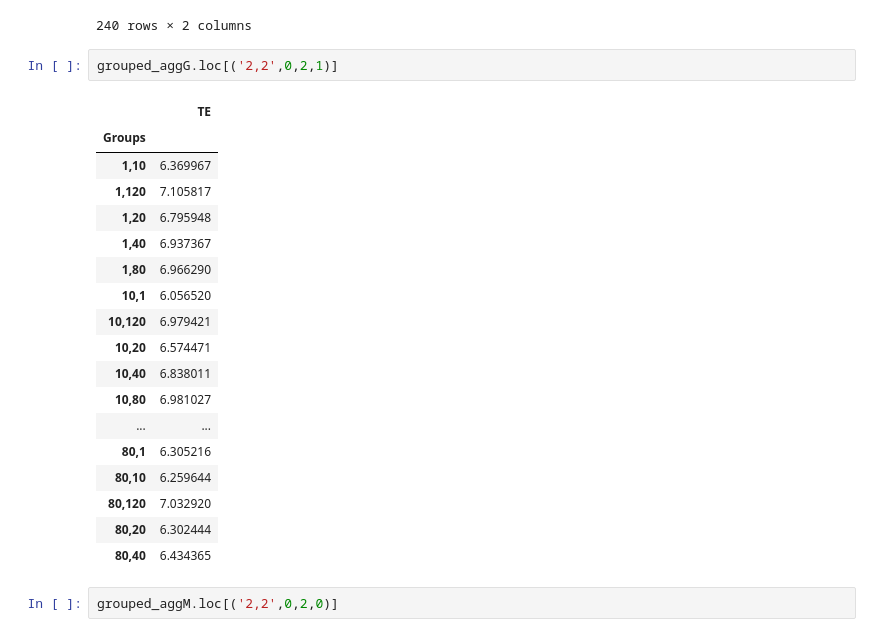
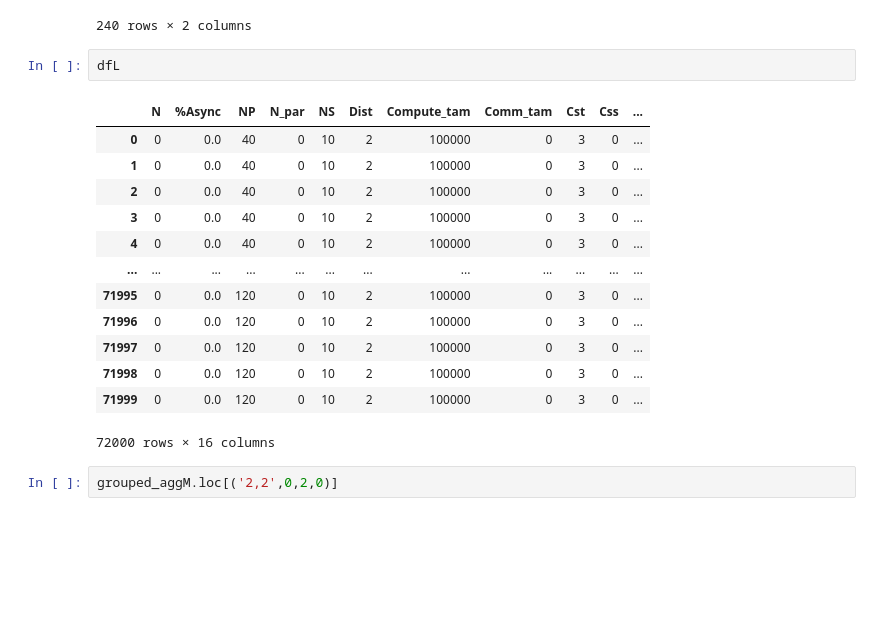
Before and after one commit to hpca-uji/Proteo, a Jupyter notebook: Analysis/analyser.ipynb, the cells around one changed output. Drawn from its saved outputs; the diff is of its cells as text; blank space fills up the shorter version.

```diff
--- a/Analysis/analyser.ipynb
+++ b/Analysis/analyser.ipynb
@@ -313,27 +313,22 @@ grouped_aggLT
 |  |  |  |  |  | 40 | 0.611443 | 2.0 |
 |  |  |  |  |  | 80 | 0.604689 | 2.0 |
 240 rows × 2 columns
-# %%
-grouped_aggG.loc[('2,2',0,2,1)]
-# %% [output]
-|  | TE |
-| Groups |  |
-| 1,10 | 6.369967 |
-| 1,120 | 7.105817 |
-| 1,20 | 6.795948 |
-| 1,40 | 6.937367 |
-| 1,80 | 6.966290 |
-| 10,1 | 6.056520 |
-| 10,120 | 6.979421 |
-| 10,20 | 6.574471 |
-| 10,40 | 6.838011 |
-| 10,80 | 6.981027 |
-| ... | ... |
-| 80,1 | 6.305216 |
-| 80,10 | 6.259644 |
-| 80,120 | 7.032920 |
-| 80,20 | 6.302444 |
-| 80,40 | 6.434365 |
+# %%
+dfL
+# %% [output]
+|  | N | %Async | NP | N_par | NS | Dist | Compute_tam | Comm_tam | Cst | Css | ... |
+| 0 | 0 | 0.0 | 40 | 0 | 10 | 2 | 100000 | 0 | 3 | 0 | ... |
+| 1 | 0 | 0.0 | 40 | 0 | 10 | 2 | 100000 | 0 | 3 | 0 | ... |
+| 2 | 0 | 0.0 | 40 | 0 | 10 | 2 | 100000 | 0 | 3 | 0 | ... |
+| 3 | 0 | 0.0 | 40 | 0 | 10 | 2 | 100000 | 0 | 3 | 0 | ... |
+| 4 | 0 | 0.0 | 40 | 0 | 10 | 2 | 100000 | 0 | 3 | 0 | ... |
+| ... | ... | ... | ... | ... | ... | ... | ... | ... | ... | ... | ... |
+| 71995 | 0 | 0.0 | 120 | 0 | 10 | 2 | 100000 | 0 | 3 | 0 | ... |
+| 71996 | 0 | 0.0 | 120 | 0 | 10 | 2 | 100000 | 0 | 3 | 0 | ... |
+| 71997 | 0 | 0.0 | 120 | 0 | 10 | 2 | 100000 | 0 | 3 | 0 | ... |
+| 71998 | 0 | 0.0 | 120 | 0 | 10 | 2 | 100000 | 0 | 3 | 0 | ... |
+| 71999 | 0 | 0.0 | 120 | 0 | 10 | 2 | 100000 | 0 | 3 | 0 | ... |
+72000 rows × 16 columns
 # %%
 grouped_aggM.loc[('2,2',0,2,0)]
 # %% [output]
```
Also changed, not shown: parts of 7 cells of this notebook.
